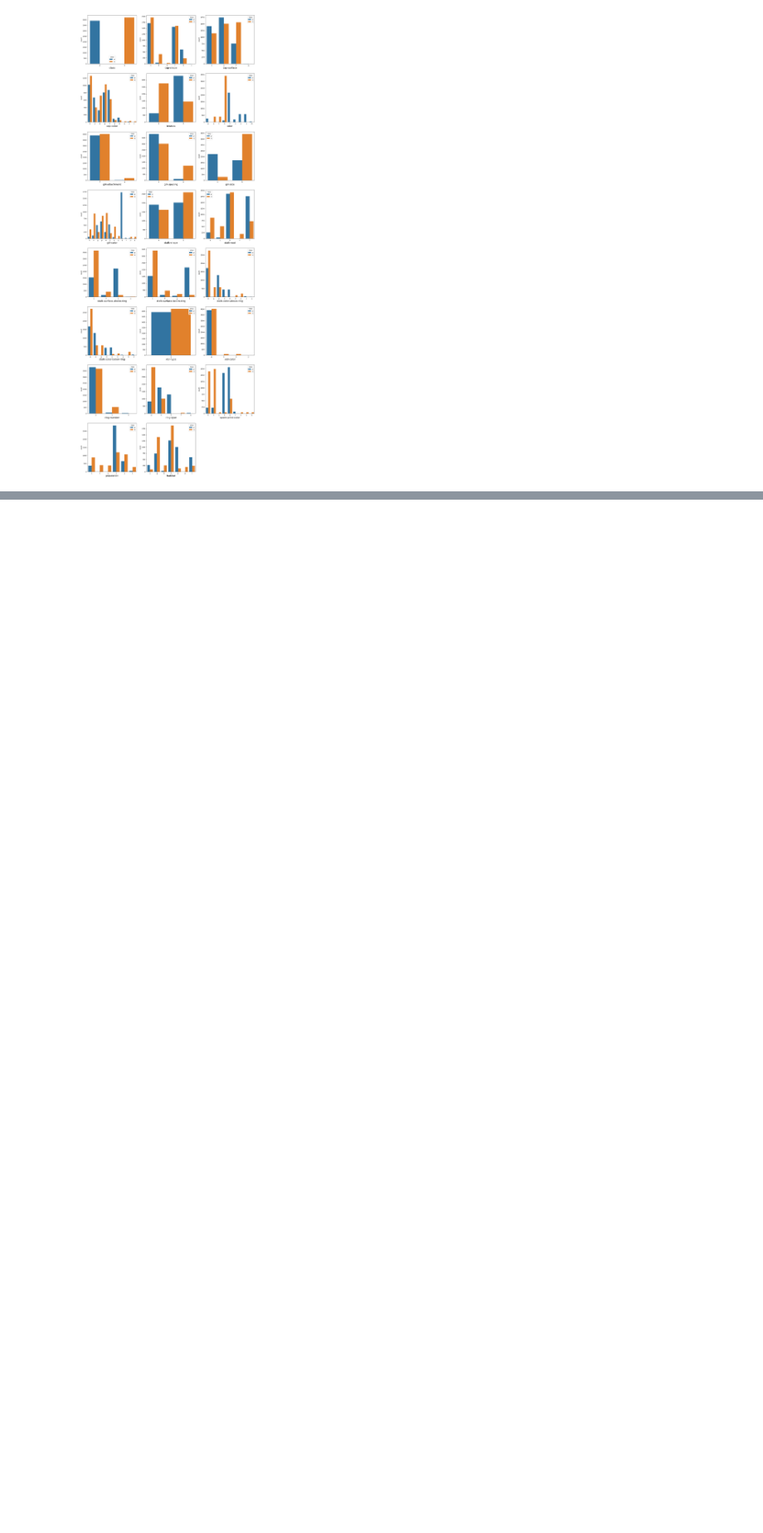
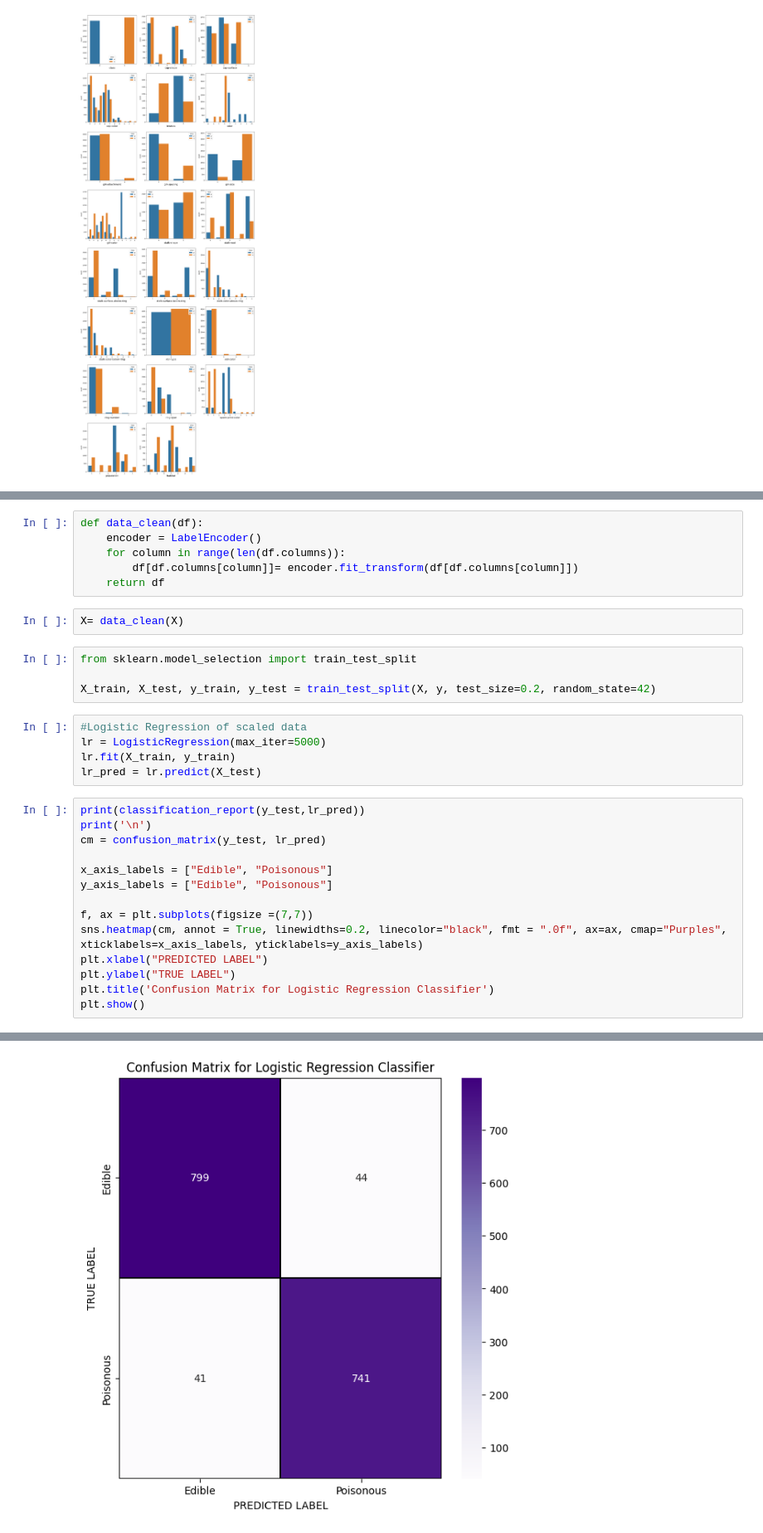
Before and after one commit to Sanjay9783/Mushroom-Classification, a Jupyter notebook: EDA/eda.ipynb, the cells around one changed output, grey strips where cells are left out. Shown at 83% size. Saved outputs shown, nothing was run; the diff lists cells and outputs as text; blank space fills up the shorter version.

```diff
--- a/EDA/eda.ipynb
+++ b/EDA/eda.ipynb
@@ -189,0 +177,32 @@ plt.show()
+# %%
+def data_clean(df):
+    encoder = LabelEncoder()
+    for column in range(len(df.columns)):
+        df[df.columns[column]]= encoder.fit_transform(df[df.columns[column]])
+    return df
+# %%
+X= data_clean(X)
+# %%
+from sklearn.model_selection import train_test_split
+
+X_train, X_test, y_train, y_test = train_test_split(X, y, test_size=0.2, random_state=42)
+# %%
+#Logistic Regression of scaled data
+lr = LogisticRegression(max_iter=5000)
+lr.fit(X_train, y_train)
+lr_pred = lr.predict(X_test)
+# %%
+print(classification_report(y_test,lr_pred))
+print('\n')
+cm = confusion_matrix(y_test, lr_pred)
+
+x_axis_labels = ["Edible", "Poisonous"]
+y_axis_labels = ["Edible", "Poisonous"]
+
+f, ax = plt.subplots(figsize =(7,7))
+sns.heatmap(cm, annot = True, linewidths=0.2, linecolor="black", fmt = ".0f", ax=ax, cmap="Purples", xticklabels=x_axis_labels, yticklabels=y_axis_labels)
+plt.xlabel("PREDICTED LABEL")
+plt.ylabel("TRUE LABEL")
+plt.title('Confusion Matrix for Logistic Regression Classifier')
+plt.show()
+# %% [output]
@@ -189,0 +217 @@ plt.show()
+[figure, added]
```
Also changed, not shown: parts of 12 cells of this notebook, 1 other file.
